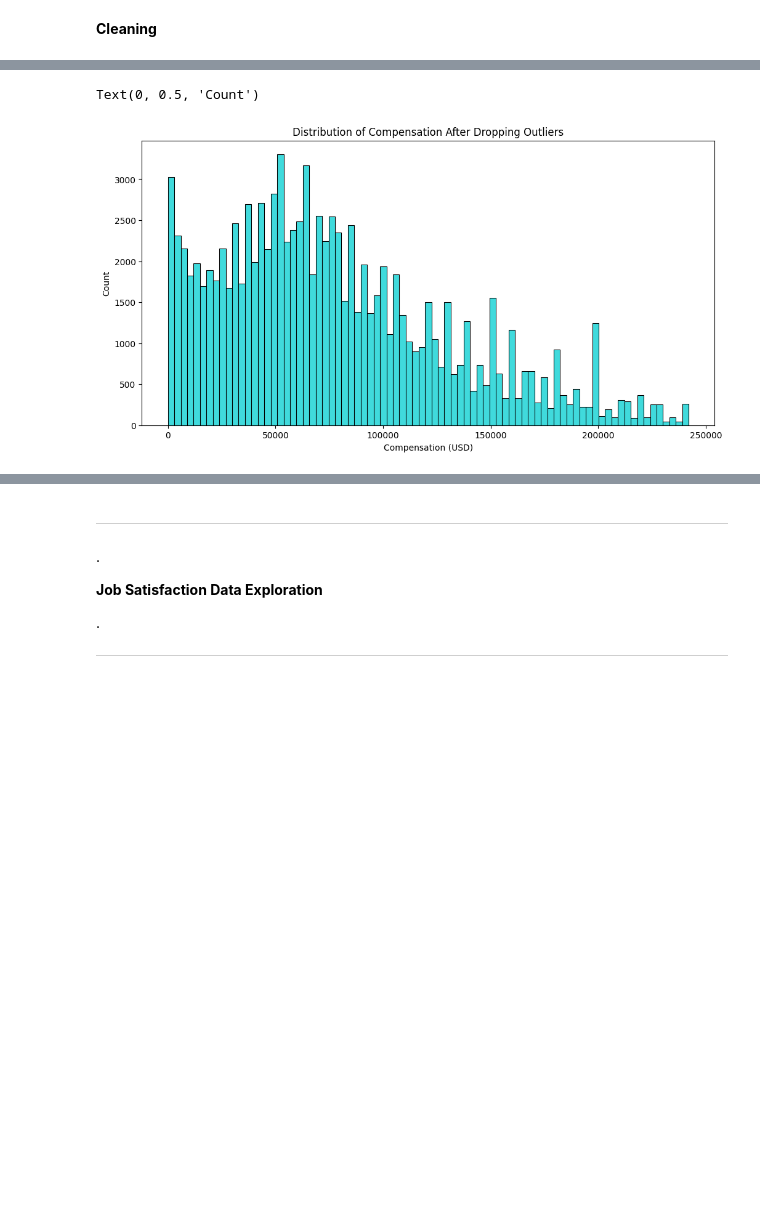
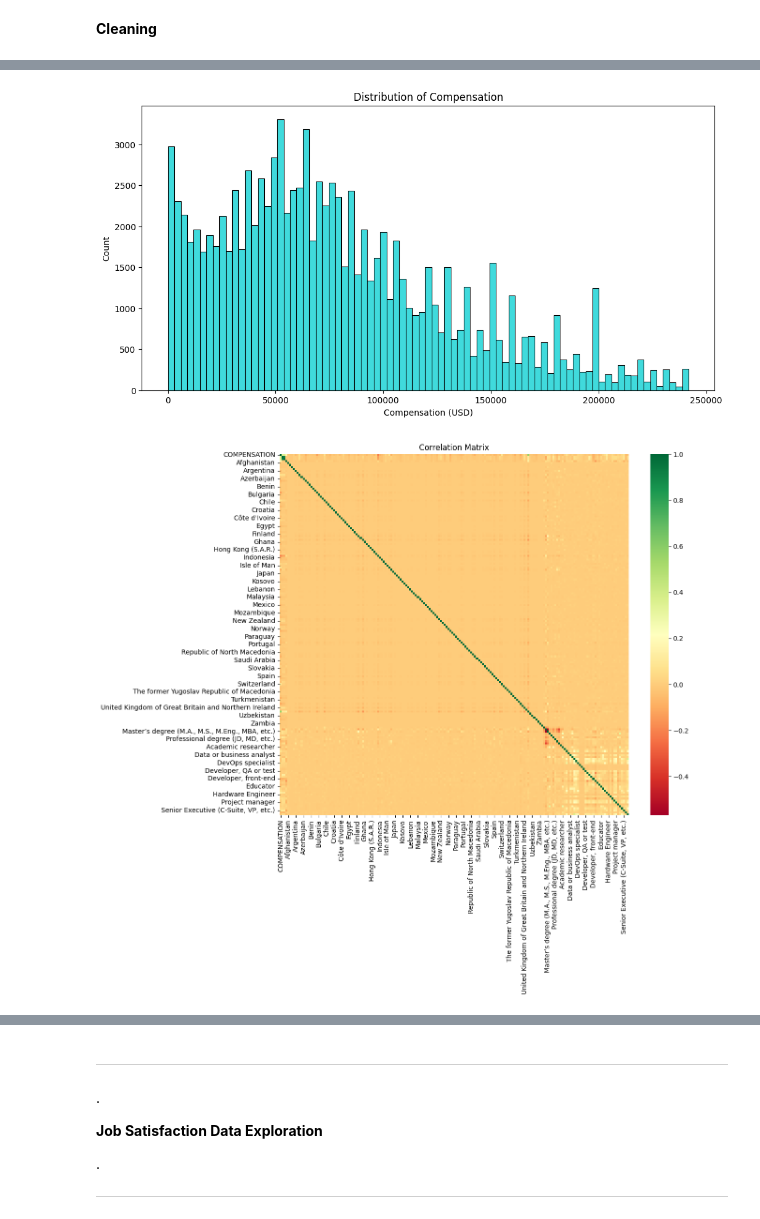
Before and after one commit to adni8025/Stack-Overflow-Developer-Survey-Data-Mining, a Jupyter notebook: restructuredFile.ipynb, the cells around one changed output, grey strips where cells are left out. Cells and saved outputs as stored; diff of their text form; code cells hidden in the pictures; blank space fills up the shorter version.

Commit message:
Finished compensation_df: converted all columns to numerical and showed columns correlated with compensation

```diff
--- a/restructuredFile.ipynb
+++ b/restructuredFile.ipynb
@@ -162,9 +162,27 @@ print(f'Rows after dropping all remaining NaN values: {compensation_df.shape[0]}
 
 #ensure no more NaN
 if sum(compensation_df.isna().sum()) == 0:
-    print('All NaN values successfully removed')
+    print('All NaN values successfully removed\n')
 else:
-    print('Error: Dataset still contains NaN values')
+    print('Error: Dataset still contains NaN values\n')
+
+#drop countries that appear less than 10 times
+country_counts = compensation_df['COUNTRY'].value_counts()
+rare_countries = country_counts[country_counts > 10].index
+print(f"Rows before dropping countries that don't appear at least 10 times: {compensation_df.shape[0]}")
+compensation_df = compensation_df[compensation_df['COUNTRY'].isin(rare_countries)]
+print(f"Rows after dropping countries that don't appear at least 10 times: {compensation_df.shape[0]}")
+
+#drop outliers based on 1.5*IQR
+print(f"Rows before dropping compensation outliers: {compensation_df.shape[0]}")
+Q1 = compensation_df['CONVERTEDCOMPYEARLY'].quantile(0.25)
+Q3 = compensation_df['CONVERTEDCOMPYEARLY'].quantile(0.75)
+IQR = Q3 - Q1
+compensation_df = compensation_df[
+    (compensation_df['CONVERTEDCOMPYEARLY'] >= Q1 - 1.5 * IQR) &
+    (compensation_df['CONVERTEDCOMPYEARLY'] <= Q3 + 1.5 * IQR)
+]
+print(f"Rows before dropping compensation outliers: {compensation_df.shape[0]}")
 
 #reset index
 compensation_df = compensation_df.reset_index(drop=True)
@@ -193,22 +280,19 @@ dtype: object
 # %%
 import seaborn as sns
 import matplotlib.pyplot as plt
 
-#drop outliers based on 1.5*IQR
-Q1 = compensation_df['CONVERTEDCOMPYEARLY'].quantile(0.25)
-Q3 = compensation_df['CONVERTEDCOMPYEARLY'].quantile(0.75)
-IQR = Q3 - Q1
-compensation_df = compensation_df[
-    (compensation_df['CONVERTEDCOMPYEARLY'] >= Q1 - 1.5 * IQR) &
-    (compensation_df['CONVERTEDCOMPYEARLY'] <= Q3 + 1.5 * IQR)
-]
-
 #plot w/out outliers
 plt.figure(figsize=(12, 6))
-sns.histplot(x=compensation_df['CONVERTEDCOMPYEARLY'], color='darkturquoise')
-plt.title('Distribution of Compensation After Dropping Outliers')
+sns.histplot(x=compensation_df['COMPENSATION'], color='darkturquoise')
+plt.title('Distribution of Compensation')
 plt.xlabel('Compensation (USD)')
 plt.ylabel('Count')
+
+#plot corr matrix
+plt.figure(figsize=(12, 10))
+sns.heatmap(compensation_df.corr(), cmap='RdYlGn')
+plt.title('Correlation Matrix')
+plt.show()
 # %% [output]
-Text(0, 0.5, 'Count')
-[figure, old version]
+[figure, new version]
+[figure, added]
```
Also changed, not shown: parts of 6 cells of this notebook.
